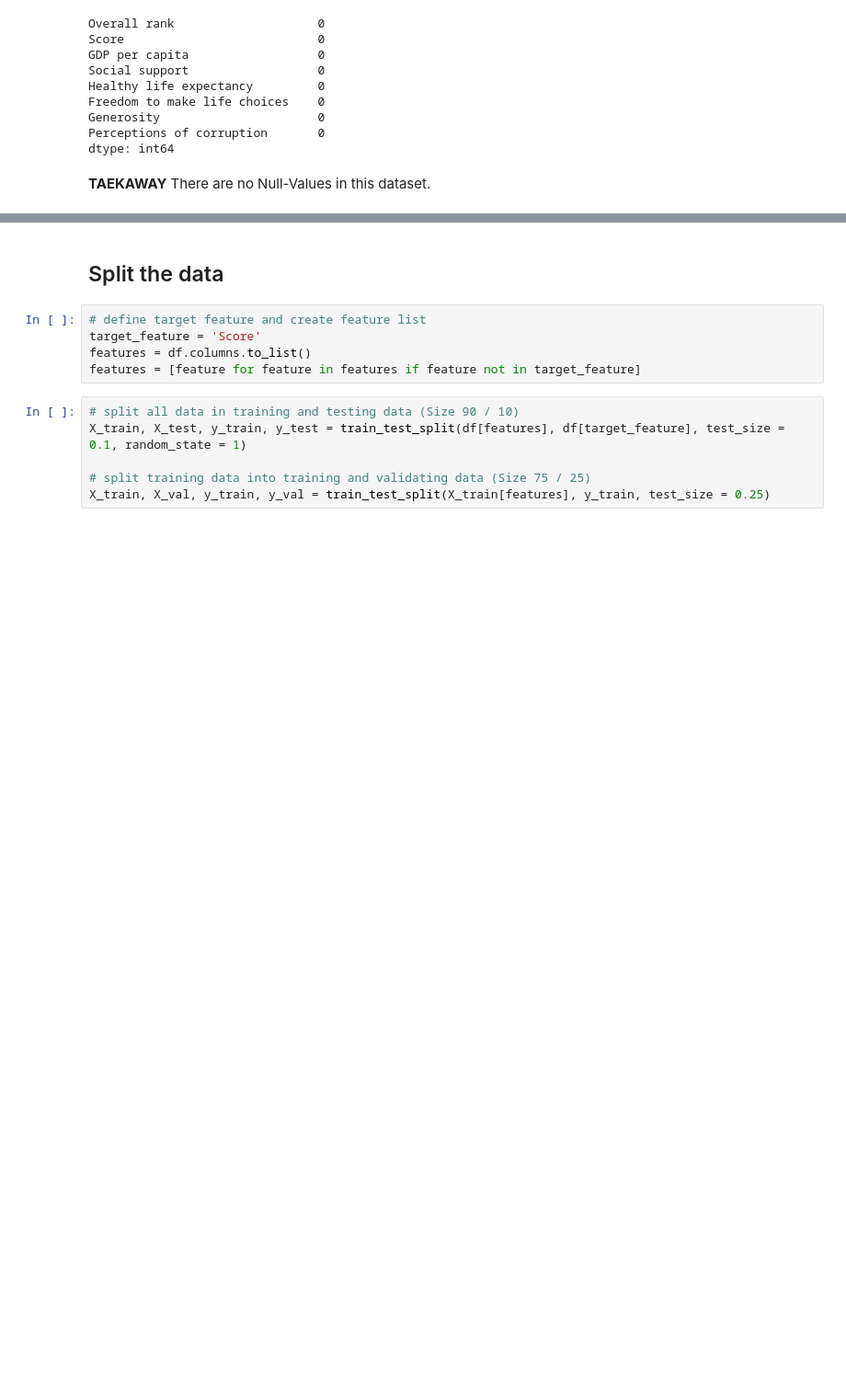
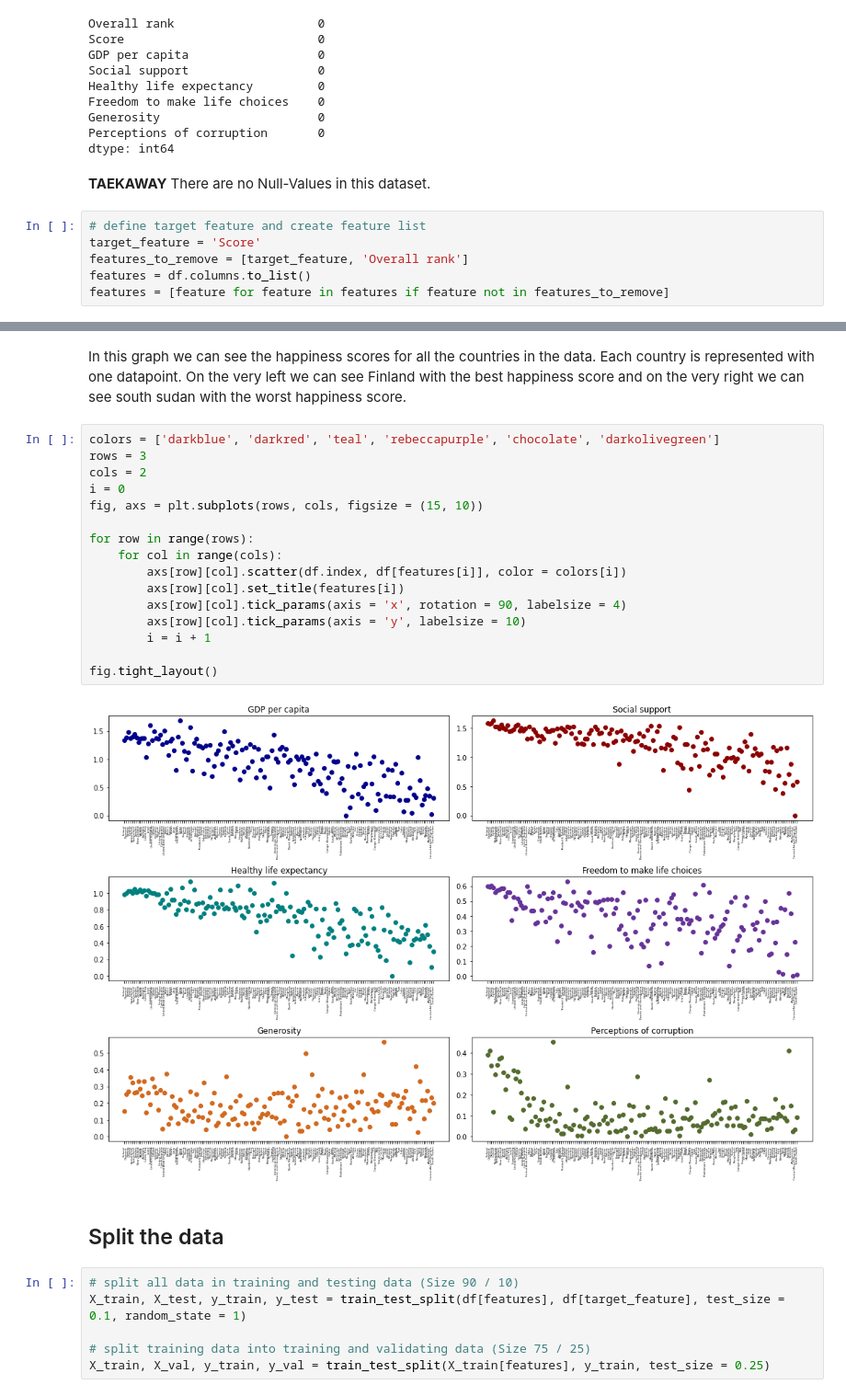
Before and after one commit to Jas53/Data_Exploration_Project, a Jupyter notebook: trainModel.ipynb, the cells around one changed output, grey strips where cells are left out. Shown at 92% size. Drawn from its saved outputs; the diff is of its cells as text; blank space fills up the shorter version.

```diff
--- a/trainModel.ipynb
+++ b/trainModel.ipynb
@@ -70,3 +85,9 @@ dtype: int64
 # %% [markdown]
 **TAEKAWAY**</br>
 There are no Null-Values in this dataset.
+# %%
+# define target feature and create feature list
+target_feature = 'Score'
+features_to_remove = [target_feature, 'Overall rank']
+features = df.columns.to_list()
+features = [feature for feature in features if feature not in features_to_remove]
@@ -73,10 +102,25 @@ There are no Null-Values in this dataset.
+# %% [markdown]
+In this graph we can see the happiness scores for all the countries in the data. Each country is represented with one datapoint. On the very left we can see Finland with the best happiness score and on the very right we can see south sudan with the worst happiness score.
+# %%
+colors = ['darkblue', 'darkred', 'teal', 'rebeccapurple', 'chocolate', 'darkolivegreen']
+rows = 3
+cols = 2
+i = 0
+fig, axs = plt.subplots(rows, cols, figsize = (15, 10))
+
+for row in range(rows):
+    for col in range(cols):
+        axs[row][col].scatter(df.index, df[features[i]], color = colors[i])
+        axs[row][col].set_title(features[i])
+        axs[row][col].tick_params(axis = 'x', rotation = 90, labelsize = 4)
+        axs[row][col].tick_params(axis = 'y', labelsize = 10)
+        i = i + 1
+
+fig.tight_layout()
+# %% [output]
+[figure, added]
 # %% [markdown]
 ## Split the data
-# %%
-# define target feature and create feature list
-target_feature = 'Score'
-features = df.columns.to_list()
-features = [feature for feature in features if feature not in target_feature]
 # %%
 # split all data in training and testing data (Size 90 / 10)
 X_train, X_test, y_train, y_test = train_test_split(df[features], df[target_feature], test_size = 0.1, random_state = 1)
```
Also changed, not shown: parts of 8 cells of this notebook, 1 other file.
